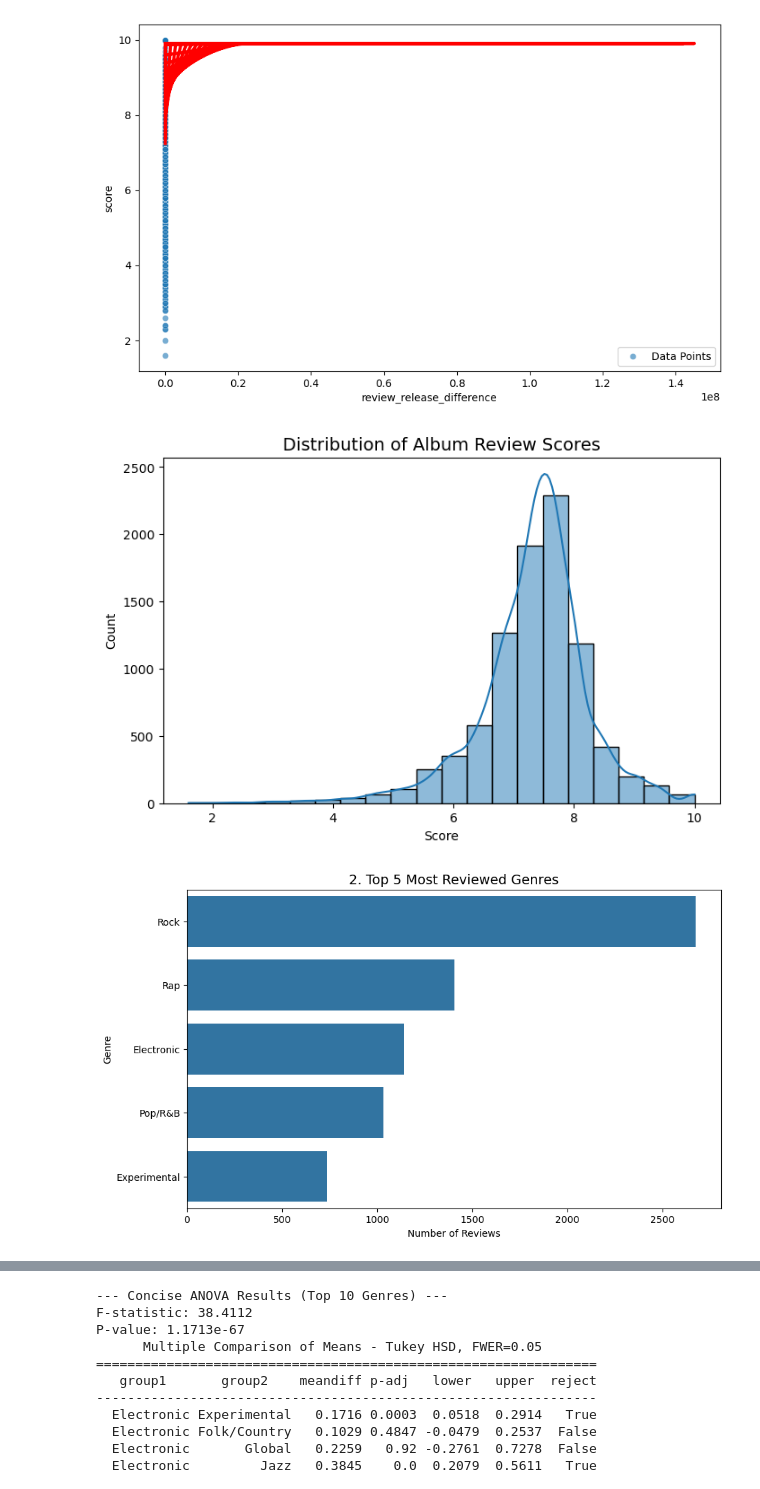
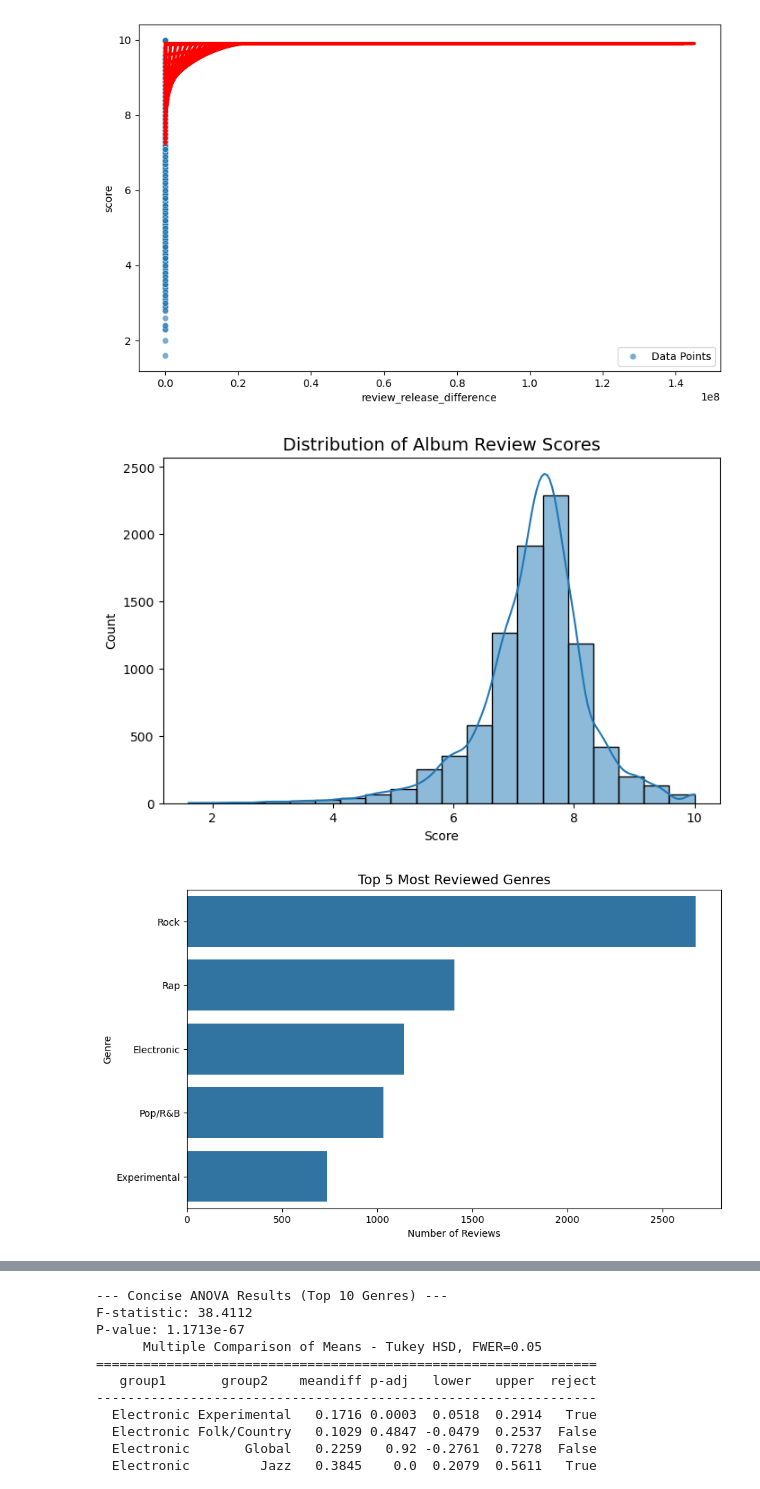
Before and after one commit to skunitzlevy/ds6021-pitchfork, a Jupyter notebook: Finn_analysis.ipynb, the cells around one changed output, grey strips where cells are left out. Drawn from its saved outputs; the diff is of its cells as text; code cells hidden in the pictures.

```diff
--- a/Finn_analysis.ipynb
+++ b/Finn_analysis.ipynb
@@ -192,44 +247,50 @@ plt.plot(X_plot, y_pred, color='red', linewidth=3, label='Cubic Spline Fit (Spli
 [<matplotlib.lines.Line2D at 0x...>]
 [figure]
 # %%
+import os
 # 1. Distribution of Review Scores
 plt.figure(figsize=(8, 5))
 sns.histplot(df['score'].dropna(), bins=20, kde=True, edgecolor='black')
 plt.title('Distribution of Album Review Scores', fontsize=14)
 plt.xlabel('Score')
 plt.ylabel('Count')
+if not os.path.exists('Visualizations//pitchfork_score_distribution.png.png'):
+    plt.savefig('Visualizations/pitchfork_score_distribution.png')
 plt.show()
+
 
 # 2. Countplot of Top 5 Genres
 plt.figure(figsize=(10, 6))
 sns.countplot(y='genre', data=df, order=df['genre'].value_counts().index[:5])
-plt.title('2. Top 5 Most Reviewed Genres', fontsize=14)
+plt.title('Top 5 Most Reviewed Genres', fontsize=14)
 plt.xlabel('Number of Reviews')
 plt.ylabel('Genre')
+if not os.path.exists('Visualizations/pitchfork_review_counts.png'):
+    plt.savefig('Visualizations/pitchfork_review_counts.png')
 plt.show()
 
 # 3. Score vs. Artist Followers Count (for relationship checking)
 plt.figure(figsize=(9, 6))
 sns.scatterplot(x='followers_count', y='score', data=df, hue='genre', palette='tab10', legend=False)
 plt.title('3. Review Score vs. Artist Followers Count', fontsize=14)
 plt.xlabel('Artist Followers Count')
 plt.ylabel('Score')
 plt.ticklabel_format(style='plain', axis='x')
 plt.show()
 
 # 4. Album Year vs. Score (Time-based analysis)
 plt.figure(figsize=(10, 6))
 sns.boxplot(x='album_year', y='score', data=df.sort_values('album_year'))
 # Show only a few ticks on the x-axis for readability
 ticks = df['album_year'].unique()
 ticks.sort()
 plt.xticks(np.arange(len(ticks))[::5], ticks[::5], rotation=45)
-plt.title('4. Score Distribution by Album Release Year', fontsize=14)
+plt.title('Score Distribution by Album Release Year', fontsize=14)
 plt.xlabel('Album Year')
 plt.ylabel('Score')
 plt.tight_layout()
 plt.show()
 # %% [output]
 [figure]
-[figure, old version]
+[figure, new version]
 [figure]
```
Also changed, not shown: parts of 7 cells of this notebook, 4 other files.
